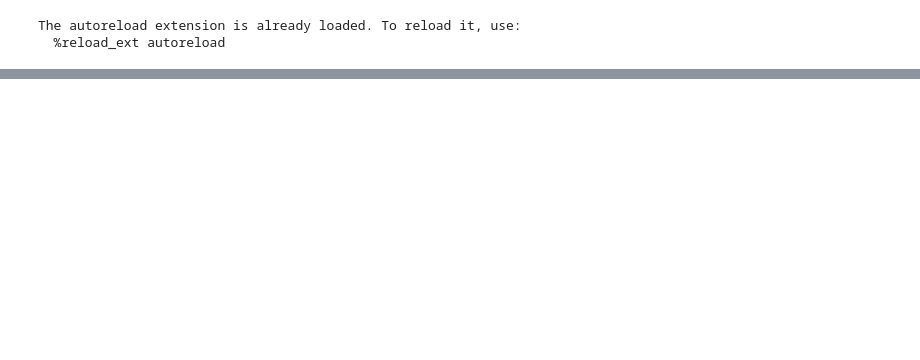
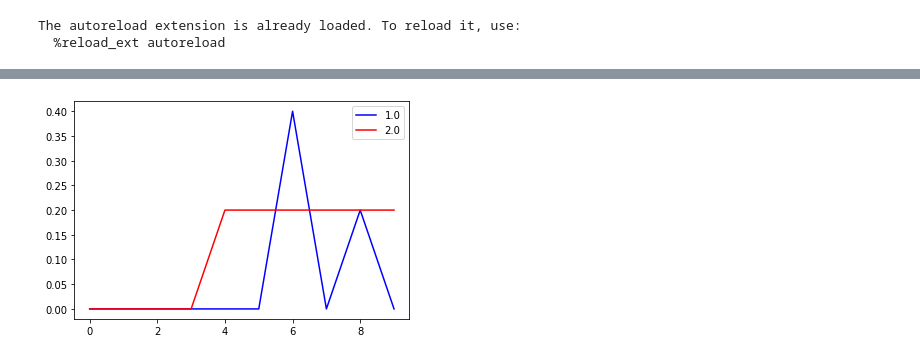
Before and after one commit to hickman-santini/chaos-season, a Jupyter notebook: myfootball.ipynb, the cells around one changed output, grey strips where cells are left out. Saved outputs shown, nothing was run; the diff lists cells and outputs as text; code cells hidden in the pictures; blank space fills up the shorter version.

```diff
--- a/myfootball.ipynb
+++ b/myfootball.ipynb
@@ -37,0 +44,6 @@ uu4.plot_rank_freq()
+# %%
+uu5 = universe(p_t=0.55, **{'inside':3,'side':3,'pmm':3,'truth':1})
+uu5.play(5,10)
+uu5.plot_rank_freq()
+# %% [output]
+[figure, added]
```
Also changed, not shown: parts of 5 cells of this notebook, 3 other files.
